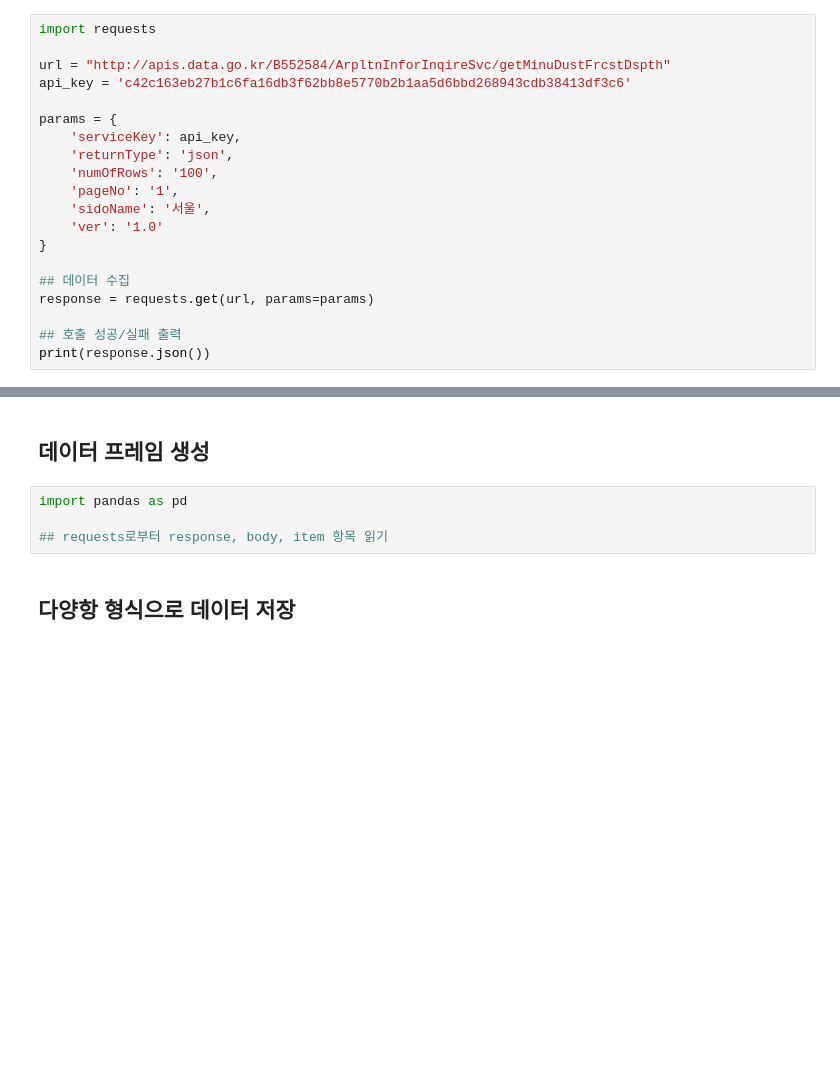
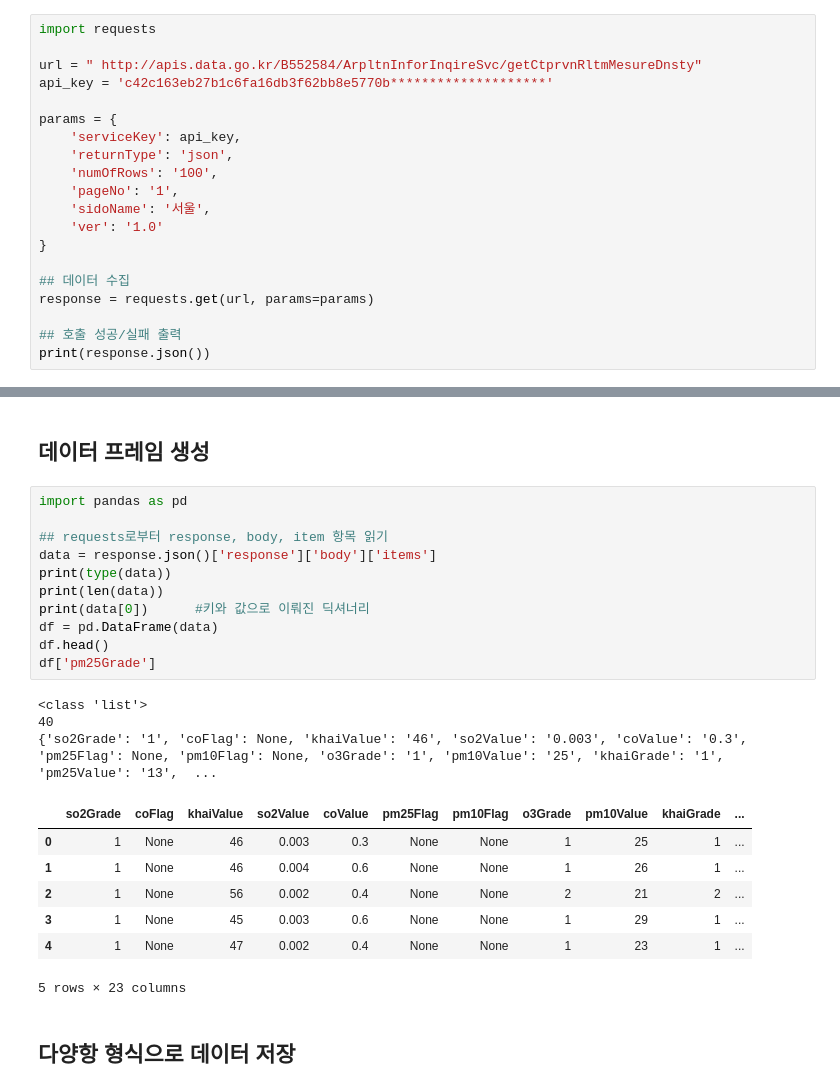
Before and after one commit to yonghanchoi/DataAnalysis, a Jupyter notebook: 오픈소스_데이터_분석_5강.ipynb, the cells around one changed output, grey strips where cells are left out. Cells and saved outputs as stored; diff of their text form; blank space fills up the shorter version.

```diff
--- a/오픈소스_데이터_분석_5강.ipynb
+++ b/오픈소스_데이터_분석_5강.ipynb
@@ -147,8 +147,8 @@ with open('students_scores.html', 'w') as f:
 # %%
 import requests
 
-url = "http://apis.data.go.kr/B552584/ArpltnInforInqireSvc/getMinuDustFrcstDspth"
-api_key = 'c42c163eb27b1c6fa16db3f62bb8e5770b2b1aa5d6bbd268943cdb38413df3c6'
+url = " http://apis.data.go.kr/B552584/ArpltnInforInqireSvc/getCtprvnRltmMesureDnsty"
+api_key = 'c42c163eb27b1c6fa16db3f62bb8e5770b********************'
 
 params = {
     'serviceKey': api_key,
@@ -169,9 +189,27 @@ JSONDecodeError: Expecting value: line 1 column 1 (char 0)
 # %% [markdown]
 ## 데이터 프레임 생성
-# %%
-import pandas as pd
-
-## requests로부터 response, body, item 항목 읽기
+# %%
+import pandas as pd
+
+## requests로부터 response, body, item 항목 읽기
+data = response.json()['response']['body']['items']
+print(type(data))
+print(len(data))
+print(data[0])      #키와 값으로 이뤄진 딕셔너리
+df = pd.DataFrame(data)
+df.head()
+df['pm25Grade']
+# %% [output]
+<class 'list'>
+40
+{'so2Grade': '1', 'coFlag': None, 'khaiValue': '46', 'so2Value': '0.003', 'coValue': '0.3', 'pm25Flag': None, 'pm10Flag': None, 'o3Grade': '1', 'pm10Value': '25', 'khaiGrade': '1', 'pm25Value': '13',  ...
+|  | so2Grade | coFlag | khaiValue | so2Value | coValue | pm25Flag | pm10Flag | o3Grade | pm10Value | khaiGrade | ... |
+| 0 | 1 | None | 46 | 0.003 | 0.3 | None | None | 1 | 25 | 1 | ... |
+| 1 | 1 | None | 46 | 0.004 | 0.6 | None | None | 1 | 26 | 1 | ... |
+| 2 | 1 | None | 56 | 0.002 | 0.4 | None | None | 2 | 21 | 2 | ... |
+| 3 | 1 | None | 45 | 0.003 | 0.6 | None | None | 1 | 29 | 1 | ... |
+| 4 | 1 | None | 47 | 0.002 | 0.4 | None | None | 1 | 23 | 1 | ... |
+5 rows × 23 columns
 # %% [markdown]
 ## 다양항 형식으로 데이터 저장
 # %%
```
Also changed, not shown: parts of 3 cells of this notebook.
